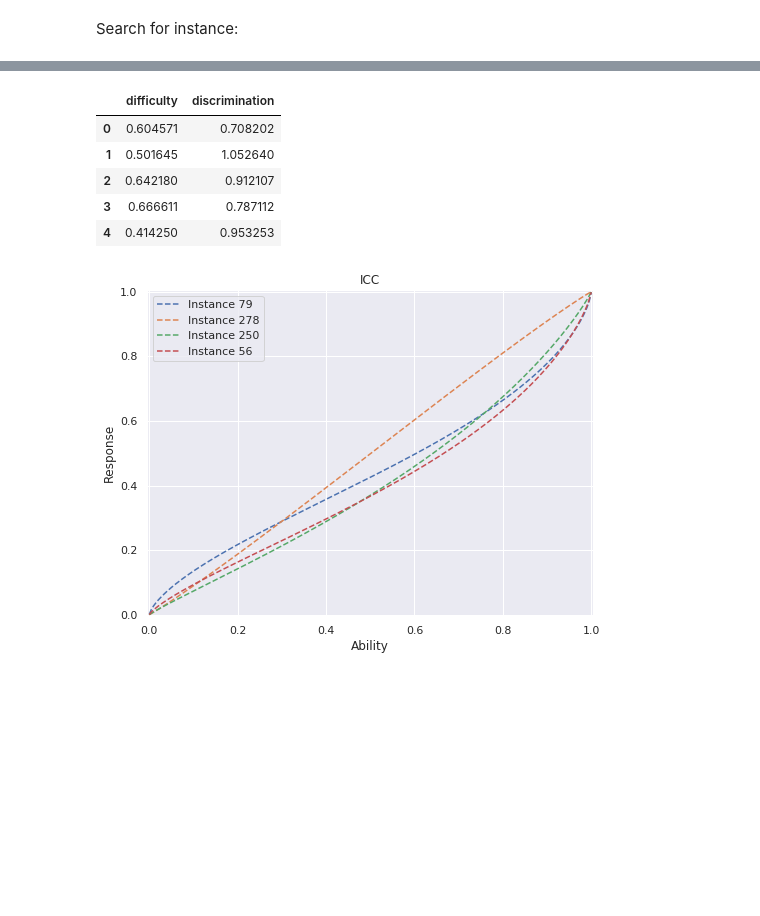
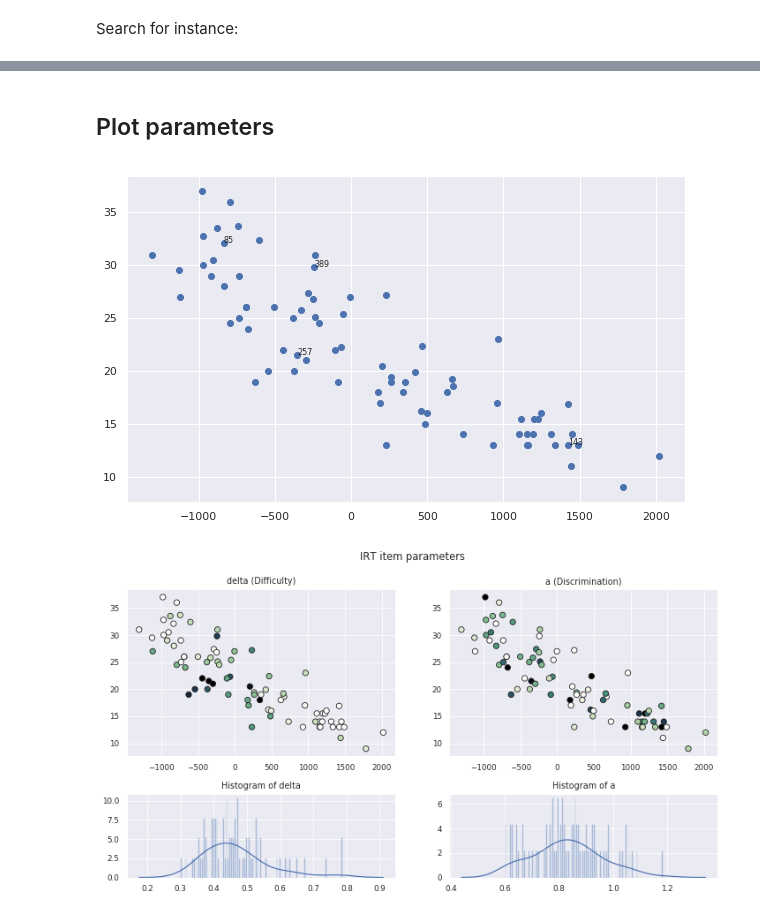
Before and after one commit to jvcm/irt_project, a Jupyter notebook: data_analysis.ipynb, the cells around one changed output, grey strips where cells are left out. Drawn from its saved outputs; the diff is of its cells as text; code cells hidden in the pictures; blank space fills up the shorter version.

```diff
--- a/data_analysis.ipynb
+++ b/data_analysis.ipynb
@@ -286,6 +106,0 @@ plt.show()
-# %%
-path = './beta_irt/results/'
-folder = 'mpg/'
-parameters = pd.read_csv(path + folder + 'irt_parameters_vi_mpg_s79_f20_sd42_am1@0_as1@0.csv')
-abilities = pd.read_csv(path + folder + 'irt_ability_vi_mpg_s79_f20_sd42_am1@0_as1@0.csv')
-ind = pd.read_csv('./indexes/testIndex_mpg_s79_f20_sd42.csv')
@@ -301,26 +112,19 @@ inst = ['Instance '+str(x) for x in ind['index']]
-# %%
-parameters.head()
-# %% [output]
-|  | difficulty | discrimination |
-| 0 | 0.604571 | 0.708202 |
-| 1 | 0.501645 | 1.052640 |
-| 2 | 0.642180 | 0.912107 |
-| 3 | 0.666611 | 0.787112 |
-| 4 | 0.414250 | 0.953253 |
-# %%
-plt.figure(figsize=(8, 6))
-for i in range(4):
-    par = parameters.iloc[i,:].values
-    diff = par[0]
-    disc = par[1]
-    E = [beta_irt(x, diff, disc) for x in ab]
-    plt.plot(ab, E, linestyle = '--', label = inst[i])
-plt.ylabel('Response')
-plt.xlabel('Ability')
-plt.xlim([-0.005, 1.005])
-plt.ylim([-0.005, 1.005])
-plt.title('ICC')
-plt.legend()
-plt.show()
-# %% [output]
-[figure, removed]
+# %% [markdown]
+## Plot parameters
+# %%
+concat = np.concatenate((X_pc1, y_test.values.reshape(-1,1)), axis = 1)
+# %%
+chosen_i = [143, 389, 257,85]
+# %%
+plt.figure(figsize=(10, 6))
+plt.scatter(concat[:,0],concat[:,1])
+for i, txt in enumerate(ind['index'].values):
+    if txt in chosen_i:
+        plt.text(concat[i,0],concat[i,1], str(txt), fontsize=8)
+#     plt.text(concat[i,0],concat[i,1], str(txt), fontsize=8)
+# %% [output]
+[figure, added]
+# %%
+plot_parameters(concat, difficulty, discrimination).show()
+# %% [output]
+[figure, added]
```
Also changed, not shown: parts of 56 cells of this notebook, 3 other files.
